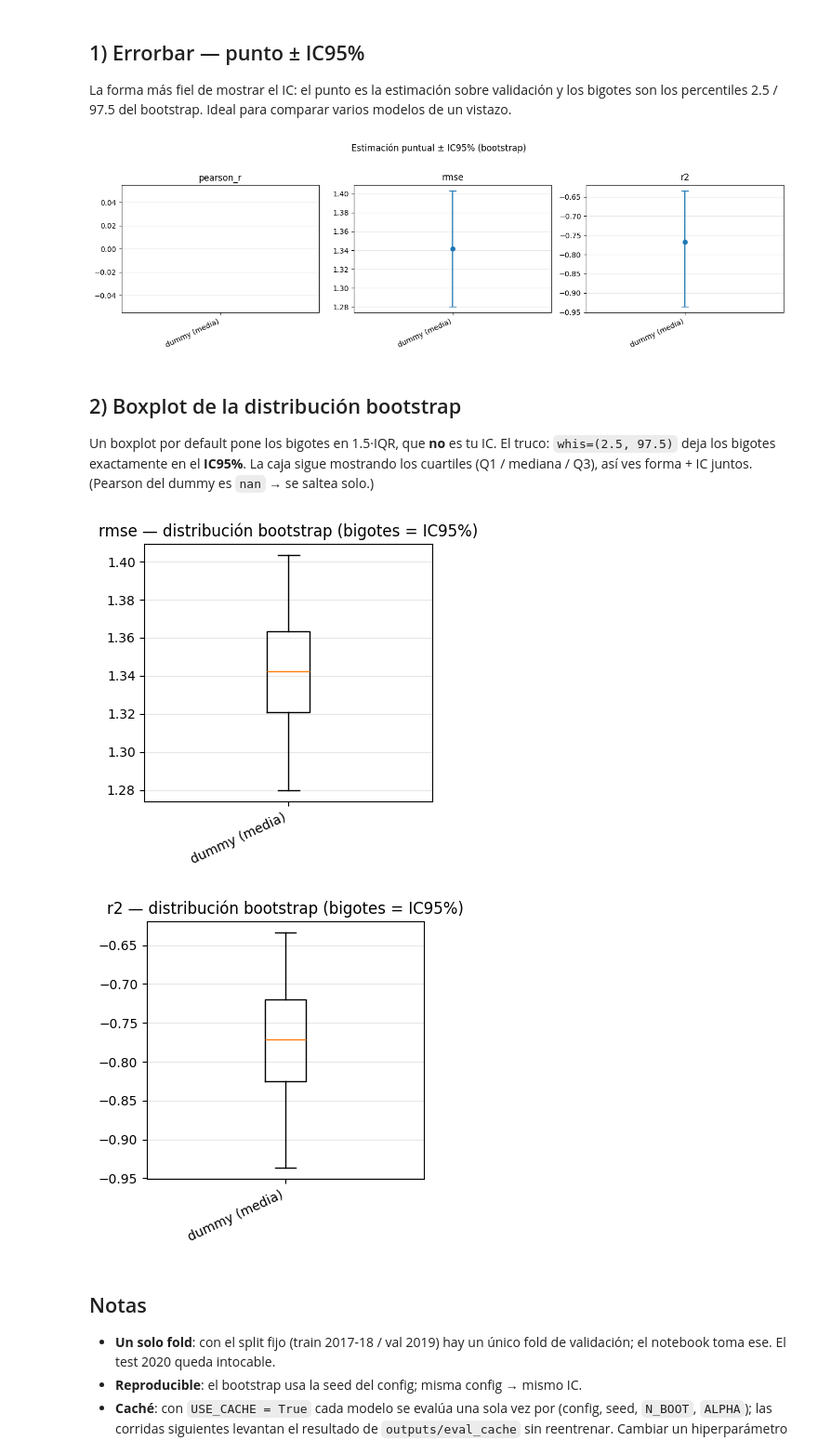
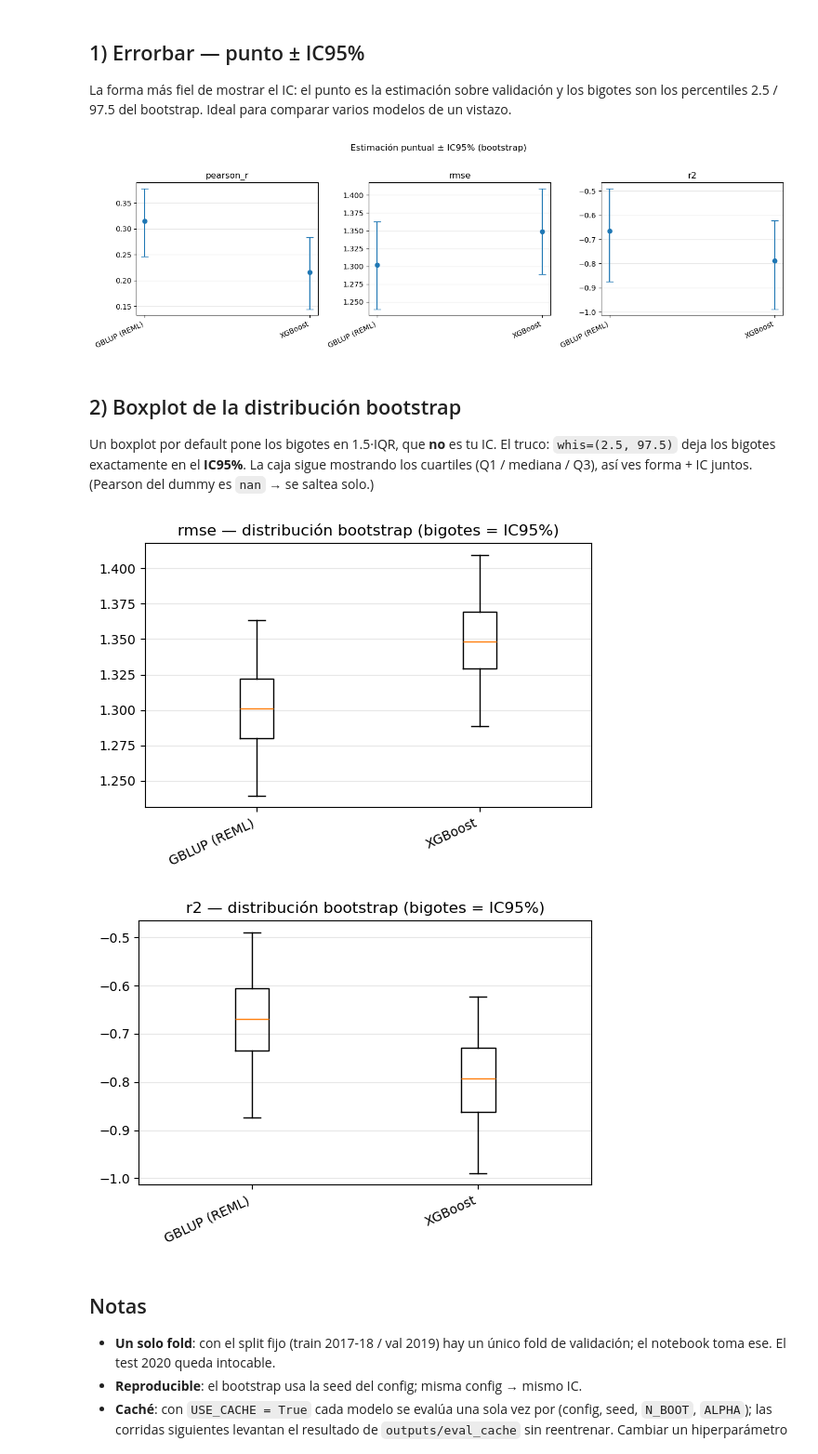
Before and after one commit to octavioromagnoli/maze-genomic-pred, a Jupyter notebook: notebooks/comparar_modelos_ci.ipynb, the cells around one changed output. Shown at 93% size. Drawn from its saved outputs; the diff is of its cells as text; code cells hidden in the pictures.

```diff
--- a/notebooks/comparar_modelos_ci.ipynb
+++ b/notebooks/comparar_modelos_ci.ipynb
@@ -37,8 +39,9 @@ print("repo root:", ROOT)
 # %%
 # === Modelos a comparar =====================================================
-# {etiqueta: ruta_al_config}.
+# {etiqueta: ruta_al_config}. Mismo target/env/split (GY, optimal, 2017+2018->2019).
 CONFIGS = {
-    "dummy (media)": "configs/exp_dummy.yaml",
+    "GBLUP (REML)": "configs/exp_gblup_2017_2018_to_2019.yaml",
+    "XGBoost": "configs/exp_xgboost_2017_2018_to_2019.yaml",
 }
 
 METRICS = ("pearson_r", "rmse", "r2")   # portada primero
@@ -134,7 +143,7 @@ fig = plot_ci(df)
 fig.savefig(FIG_DIR / "ci_errorbars.png", dpi=150, bbox_inches="tight")
 plt.show()
 # %% [output]
-[figure, old version]
+[figure, new version]
 # %% [markdown]
 ## 2) Boxplot de la distribución bootstrap
 
@@ -145,29 +154,32 @@ mostrando los cuartiles (Q1 / mediana / Q3), así ves forma + IC juntos.
 # %%
 def plot_box(samples_by_model, metric, *, whis=(2.5, 97.5)):
     '''Boxplot de la distribución bootstrap. whis=(2.5, 97.5) => bigotes = IC95%.'''
     models = [k for k, s in samples_by_model.items() if np.isfinite(s[metric]).any()]
     data = [s[metric][np.isfinite(s[metric])]
             for k, s in samples_by_model.items() if np.isfinite(s[metric]).any()]
     if not data:
         print(f"(sin muestras finitas para {metric})")
         return None
     fig, ax = plt.subplots(figsize=(1.8 * len(models) + 2, 4))
-    ax.boxplot(data, whis=whis, showfliers=False, tick_labels=models)
+    # `tick_labels` se llama `labels` en matplotlib < 3.9: elegir el kwarg vigente.
+    import matplotlib as mpl
+    label_kw = "tick_labels" if tuple(map(int, mpl.__version__.split(".")[:2])) >= (3, 9) else "labels"
+    ax.boxplot(data, whis=whis, showfliers=False, **{label_kw: models})
     ax.set_title(f"{metric} — distribución bootstrap (bigotes = IC95%)")
     ax.grid(True, axis="y", alpha=0.3)
     plt.setp(ax.get_xticklabels(), rotation=25, ha="right")
     fig.tight_layout()
     return fig
 
 
 for m in ("rmse", "r2"):
     fig = plot_box(samples_by_model, m)
     if fig is not None:
         fig.savefig(FIG_DIR / f"box_{m}.png", dpi=150, bbox_inches="tight")
         plt.show()
 # %% [output]
-[figure, old version]
+[figure, new version]
-[figure, old version]
+[figure, new version]
 # %% [markdown]
 ## Notas
 
```
Also changed, not shown: parts of 2 cells of this notebook, 6 other files.
